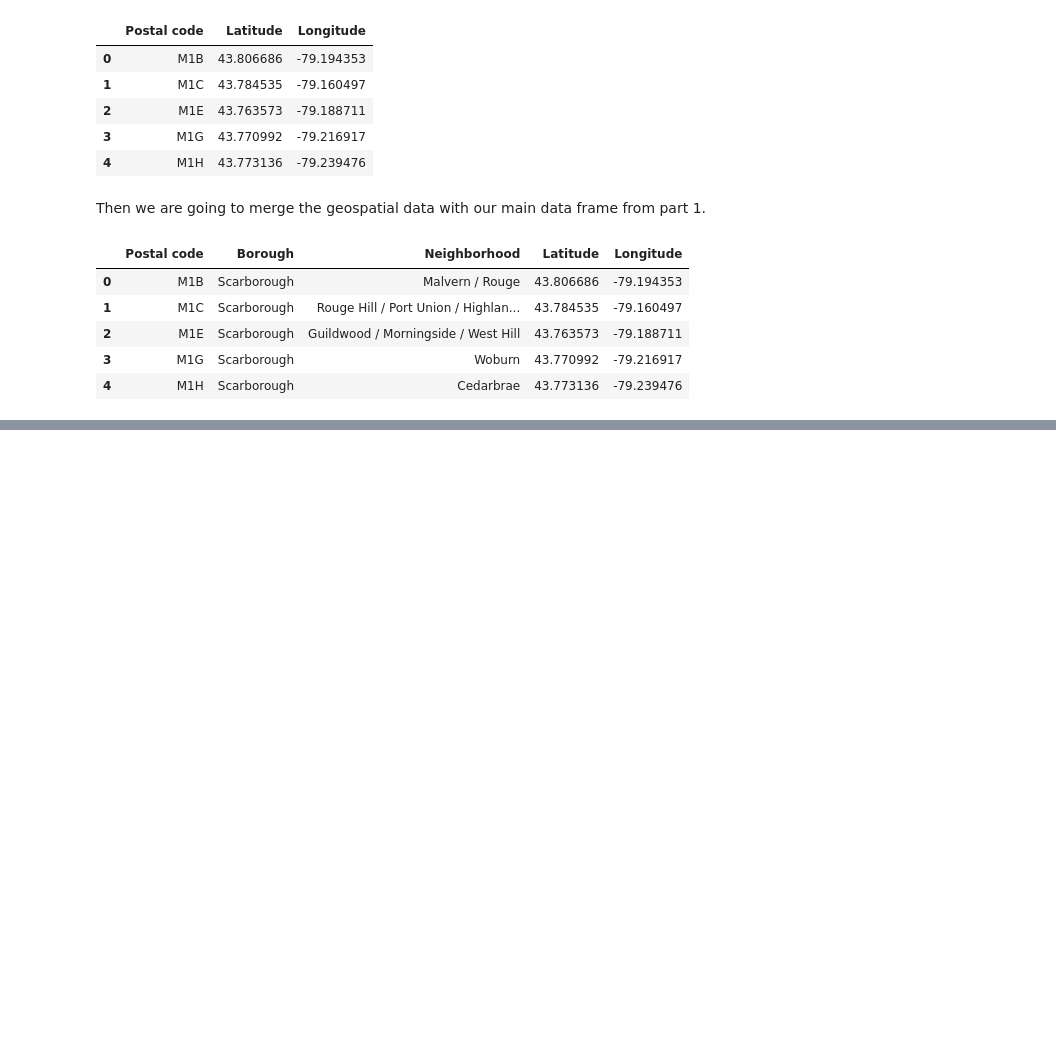
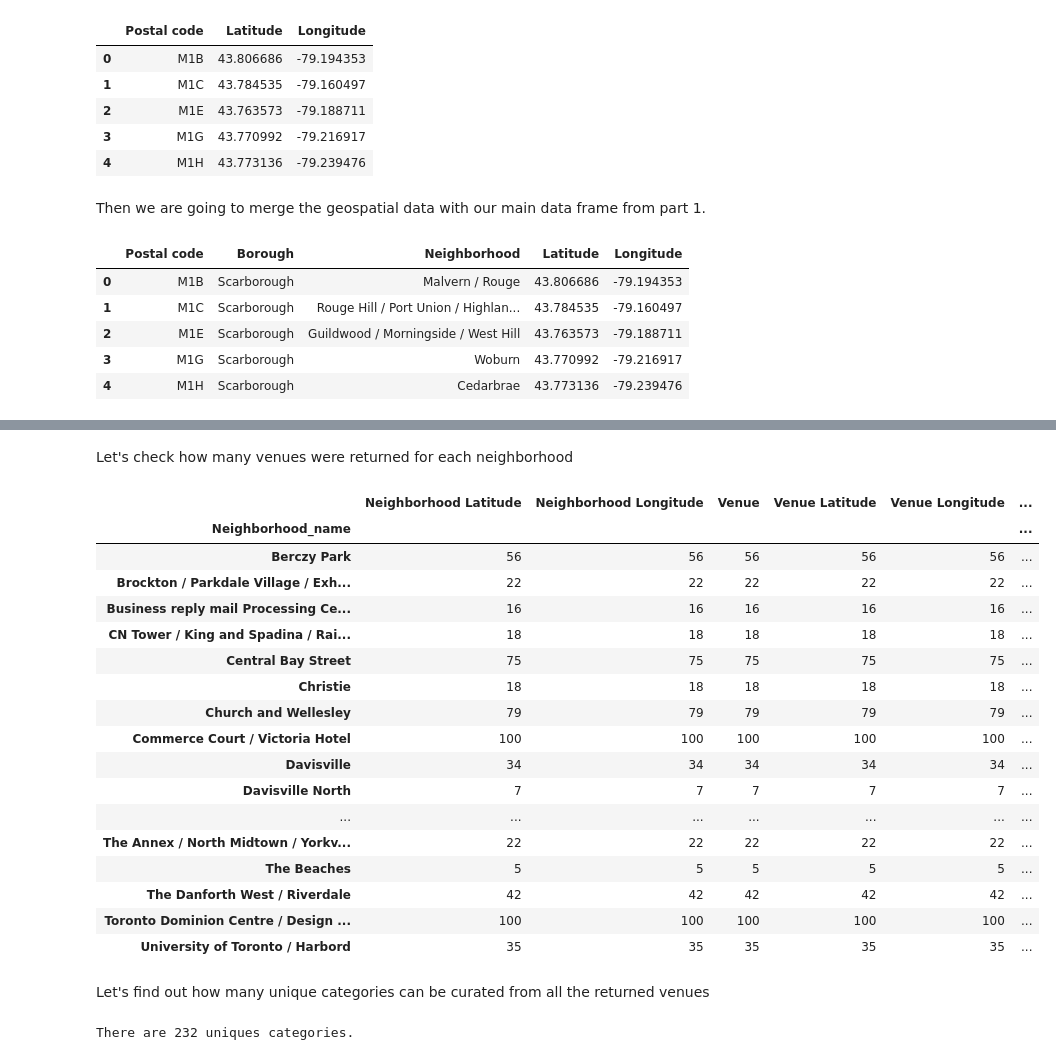
Before and after one commit to SederaRas/Coursera_IBM_Capstone_project, a Jupyter notebook: Segmenting and Clustering Neighborhoods in Toronto.ipynb, the cells around one changed output, grey strips where cells are left out. Cells and saved outputs as stored; diff of their text form; code cells hidden in the pictures; blank space fills up the shorter version.

```diff
--- a/Segmenting and Clustering Neighborhoods in Toronto.ipynb
+++ b/Segmenting and Clustering Neighborhoods in Toronto.ipynb
@@ -82,0 +144,18 @@ df_neighbor_new.head()
+# %%
+# create map of Toronto using latitude and longitude values
+map_toronto = folium.Map(location=[latitude, longitude], zoom_start=10)
+
+# add markers to map
+for lat, lng, label in zip(df_toronto['Latitude'], df_toronto['Longitude'], df_toronto['Neighborhood']):
+    label = folium.Popup(label, parse_html=True)
+    folium.CircleMarker(
+        [lat, lng],
+        radius=5,
+        popup=label,
+        color='blue',
+        fill=True,
+        fill_color='#3186cc',
+        fill_opacity=0.7,
+        parse_html=False).add_to(map_toronto)
+
+map_toronto
@@ -82,0 +166,5 @@ df_neighbor_new.head()
+# %%
+Toronto_data= df_toronto[df_toronto['Borough'].astype(str).str.contains('Toronto')]
+Toronto_data.reset_index(inplace=True)
+Toronto_data.drop('index',axis=1,inplace=True)
+Toronto_data.head()
@@ -82,0 +276,29 @@ df_neighbor_new.head()
+# %% [markdown]
+Let's check how many venues were returned for each neighborhood
+# %%
+Toronto_Venues.groupby('Neighborhood_name').count()
+# %% [output]
+|  | Neighborhood Latitude | Neighborhood Longitude | Venue | Venue Latitude | Venue Longitude | ... |
+| Neighborhood_name |  |  |  |  |  | ... |
+| Berczy Park | 56 | 56 | 56 | 56 | 56 | ... |
+| Brockton / Parkdale Village / Exh... | 22 | 22 | 22 | 22 | 22 | ... |
+| Business reply mail Processing Ce... | 16 | 16 | 16 | 16 | 16 | ... |
+| CN Tower / King and Spadina / Rai... | 18 | 18 | 18 | 18 | 18 | ... |
+| Central Bay Street | 75 | 75 | 75 | 75 | 75 | ... |
+| Christie | 18 | 18 | 18 | 18 | 18 | ... |
+| Church and Wellesley | 79 | 79 | 79 | 79 | 79 | ... |
+| Commerce Court / Victoria Hotel | 100 | 100 | 100 | 100 | 100 | ... |
+| Davisville | 34 | 34 | 34 | 34 | 34 | ... |
+| Davisville North | 7 | 7 | 7 | 7 | 7 | ... |
+| ... | ... | ... | ... | ... | ... | ... |
+| The Annex / North Midtown / Yorkv... | 22 | 22 | 22 | 22 | 22 | ... |
+| The Beaches | 5 | 5 | 5 | 5 | 5 | ... |
+| The Danforth West / Riverdale | 42 | 42 | 42 | 42 | 42 | ... |
+| Toronto Dominion Centre / Design ... | 100 | 100 | 100 | 100 | 100 | ... |
+| University of Toronto / Harbord | 35 | 35 | 35 | 35 | 35 | ... |
+# %% [markdown]
+Let's find out how many unique categories can be curated from all the returned venues
+# %%
+print('There are {} uniques categories.'.format(len(Toronto_Venues['Venue Category'].unique())))
+# %% [output]
+There are 232 uniques categories.
```
Also changed, not shown: parts of 50 cells of this notebook.
